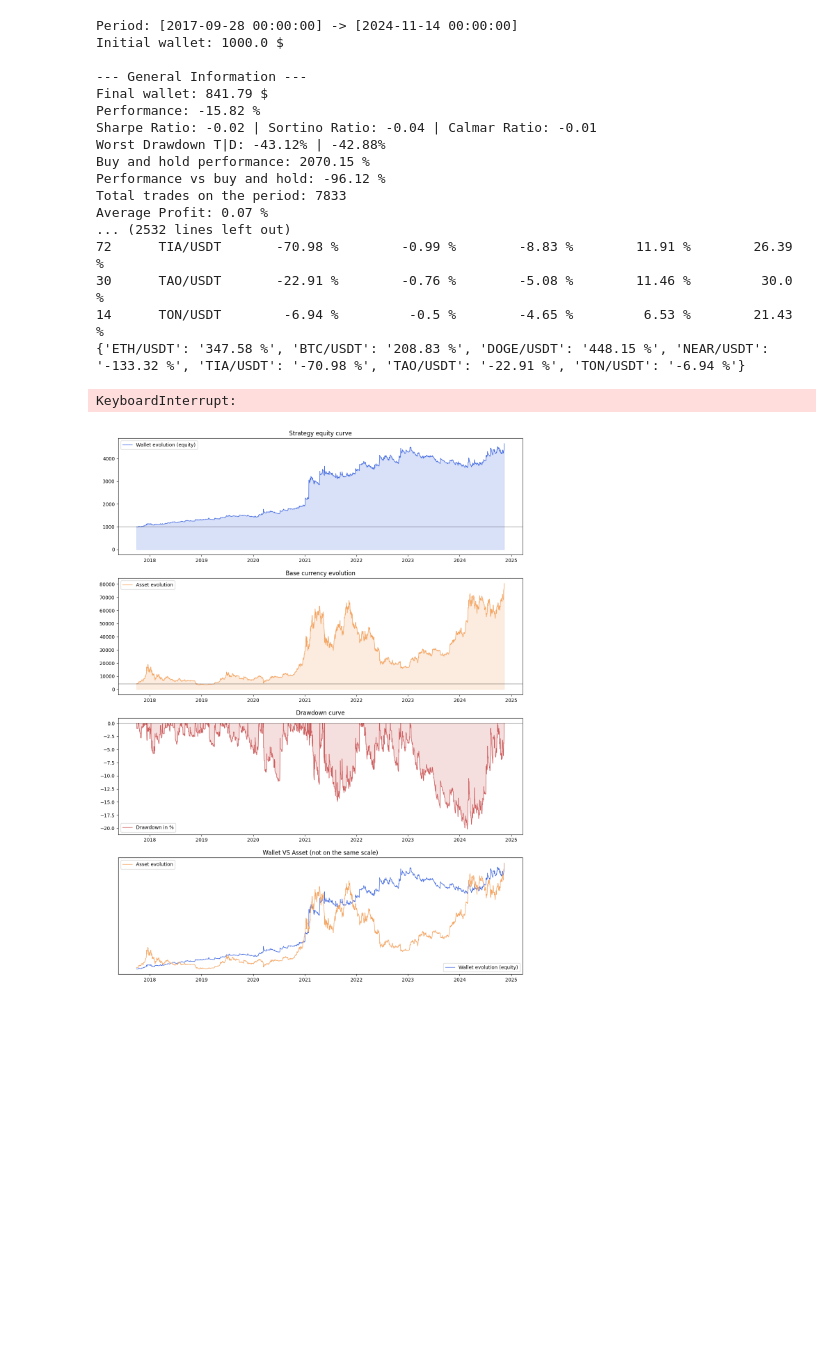
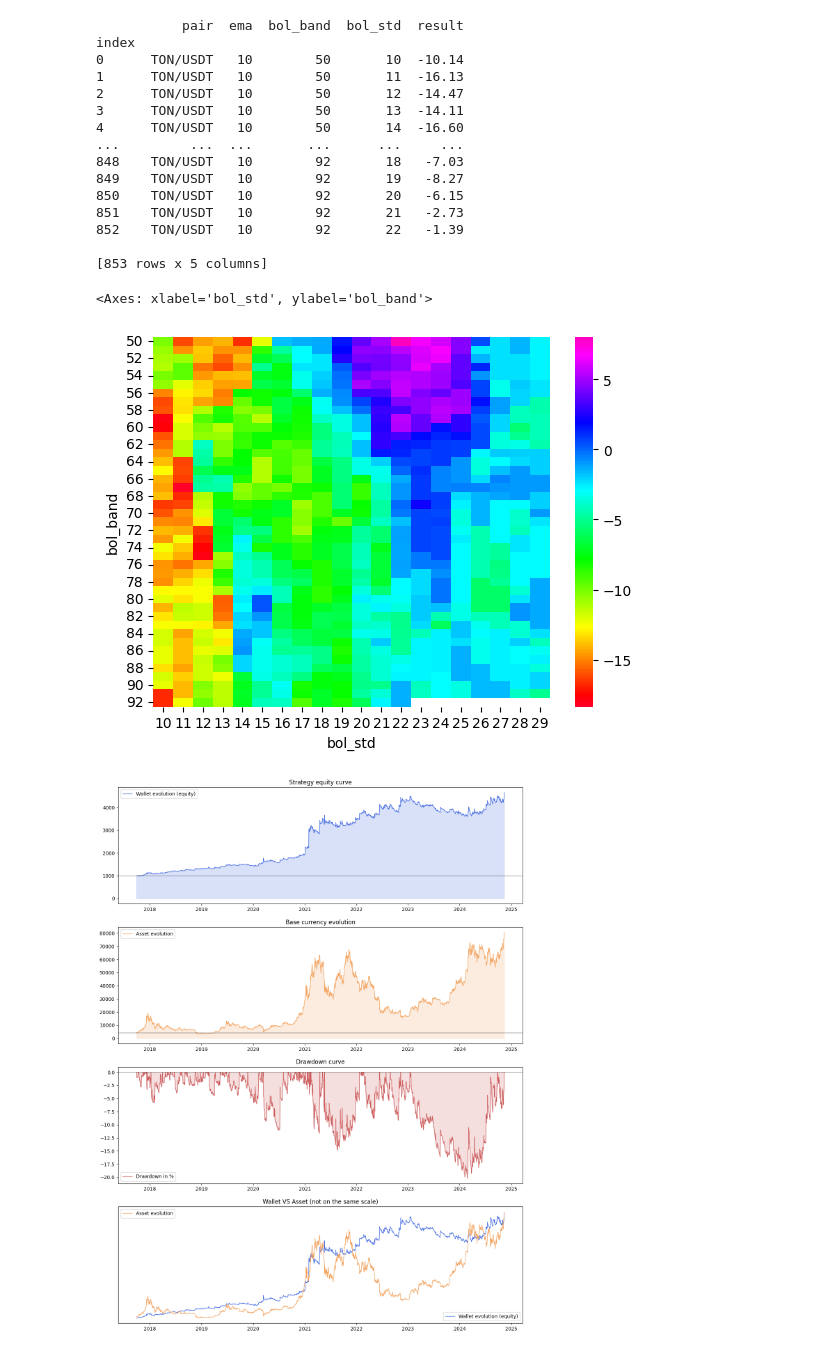
Before and after one commit to jgaro-cas/Backtest-Tools-V2, a Jupyter notebook: strategies/multi_division/bollinger_trend.ipynb, the cells around one changed output. Saved outputs shown, nothing was run; the diff lists cells and outputs as text; code cells hidden in the pictures; blank space fills up the shorter version.

```diff
--- a/strategies/multi_division/bollinger_trend.ipynb
+++ b/strategies/multi_division/bollinger_trend.ipynb
@@ -510,7 +510,7 @@ Data load 100%
 # %%
-ema_list = range(10, 60)
-bol_band_list = range(50, 150)
-bol_std_list = range(10, 30) # must be divided by 10
+ema_list = range(20, 60)
+bol_band_list = range(50, 120)
+bol_std_list = range(17, 30) # must be divided by 10
 
 df_results = pd.DataFrame(columns=['pair', 'ema', 'bol_band', 'bol_std', 'result'])
 
@@ -558,25 +558,30 @@ for ema in ema_list:
 
 
 df_results
-# %% [output]
-Period: [2017-09-28 00:00:00] -> [2024-11-14 00:00:00]
-Initial wallet: 1000.0 $
-
---- General Information ---
-Final wallet: 841.79 $
-Performance: -15.82 %
-Sharpe Ratio: -0.02 | Sortino Ratio: -0.04 | Calmar Ratio: -0.01
-Worst Drawdown T|D: -43.12% | -42.88%
-Buy and hold performance: 2070.15 %
-Performance vs buy and hold: -96.12 %
-Total trades on the period: 7833
-Average Profit: 0.07 %
-... (2532 lines left out)
-72      TIA/USDT       -70.98 %        -0.99 %        -8.83 %        11.91 %        26.39 %
-30      TAO/USDT       -22.91 %        -0.76 %        -5.08 %        11.46 %         30.0 %
-14      TON/USDT        -6.94 %         -0.5 %        -4.65 %         6.53 %        21.43 %
-{'ETH/USDT': '347.58 %', 'BTC/USDT': '208.83 %', 'DOGE/USDT': '448.15 %', 'NEAR/USDT': '-133.32 %', 'TIA/USDT': '-70.98 %', 'TAO/USDT': '-22.91 %', 'TON/USDT': '-6.94 %'}
-KeyboardInterrupt:
+# %%
+# get datas from csv
+loaded_datas = pd.read_csv("results.csv", index_col='index')
+print(loaded_datas)
+d = loaded_datas.pivot(index='bol_band', columns='bol_std', values='result')
+sns.heatmap(d, annot=False, fmt=".2f", cmap='gist_rainbow')
+# %% [output]
+           pair  ema  bol_band  bol_std  result
+index
+0      TON/USDT   10        50       10  -10.14
+1      TON/USDT   10        50       11  -16.13
+2      TON/USDT   10        50       12  -14.47
+3      TON/USDT   10        50       13  -14.11
+4      TON/USDT   10        50       14  -16.60
+...         ...  ...       ...      ...     ...
+848    TON/USDT   10        92       18   -7.03
+849    TON/USDT   10        92       19   -8.27
+850    TON/USDT   10        92       20   -6.15
+851    TON/USDT   10        92       21   -2.73
+852    TON/USDT   10        92       22   -1.39
+
+[853 rows x 5 columns]
+<Axes: xlabel='bol_std', ylabel='bol_band'>
+[figure, added]
 # %%
 plot_equity_vs_asset(df_days=df_days.loc[:])
 # %% [output]
```
Also changed, not shown: parts of 1 cell of this notebook, 1 other file.
